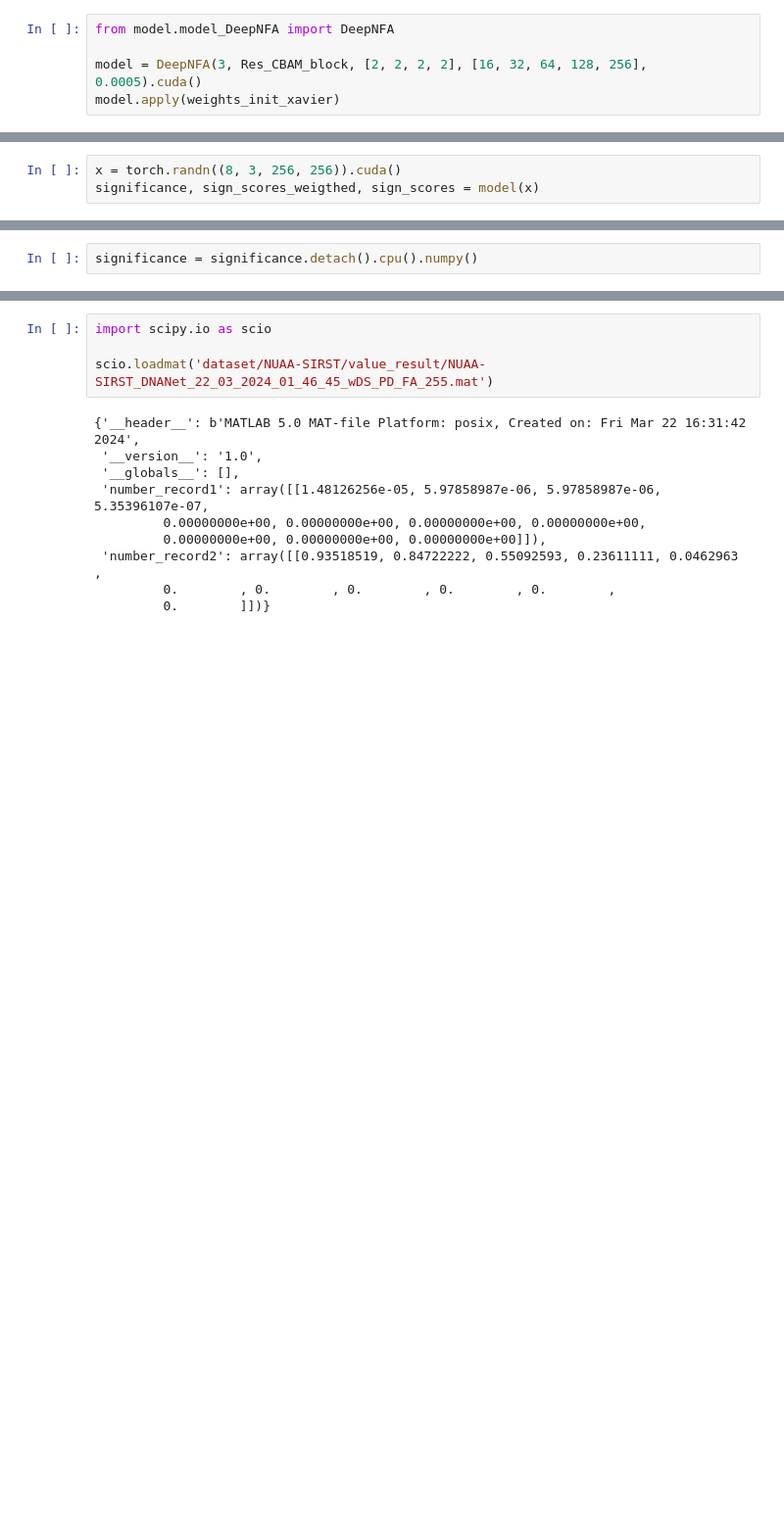
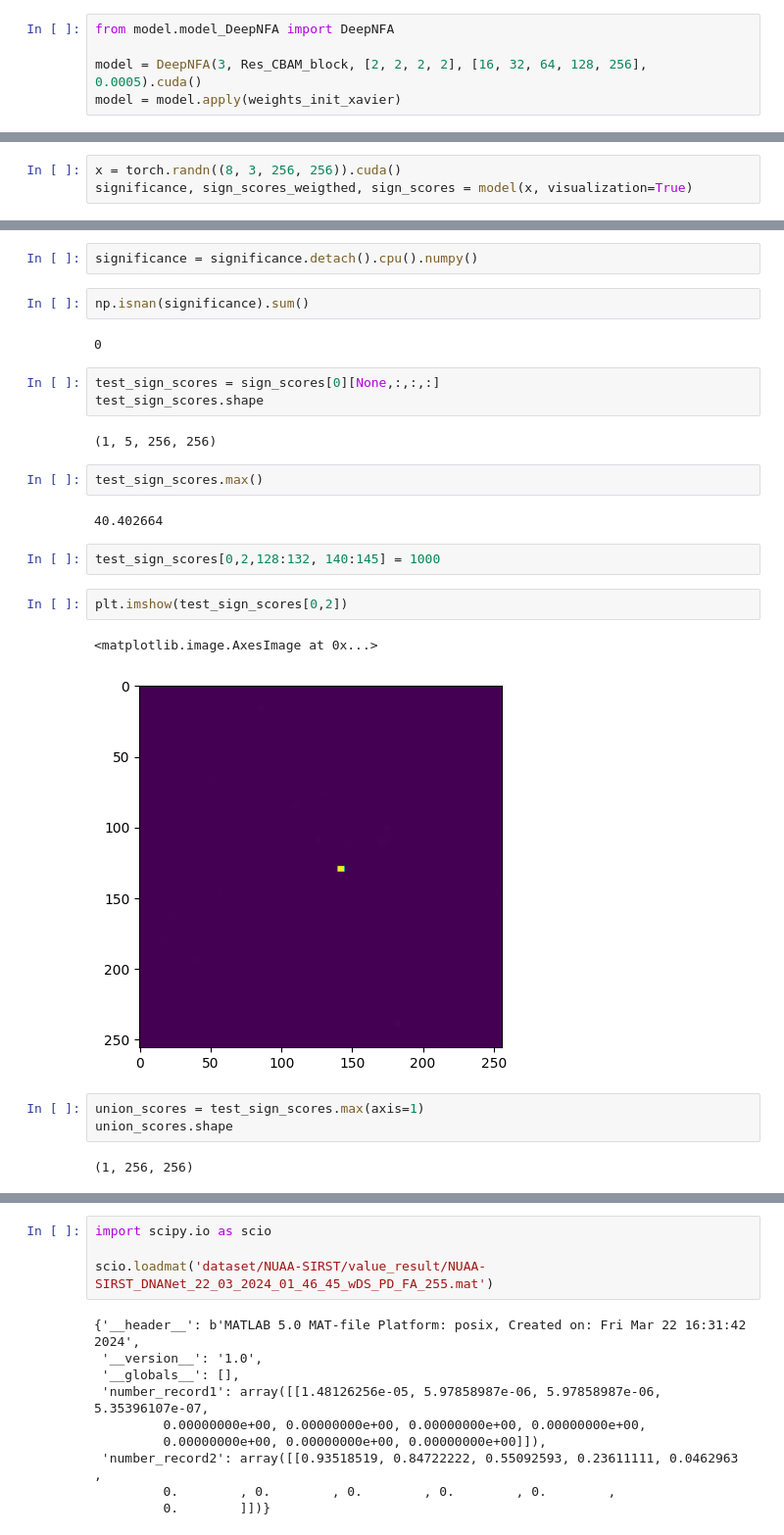
Before and after one commit to cvincent13/Deep-NFA, a Jupyter notebook: verification.ipynb, the cells around one changed output, grey strips where cells are left out. Shown at 98% size. Drawn from its saved outputs; the diff is of its cells as text; blank space fills up the shorter version.

```diff
--- a/verification.ipynb
+++ b/verification.ipynb
@@ -105,4 +136,4 @@ tensor([[[0.5000]],
 from model.model_DeepNFA import DeepNFA
 
 model = DeepNFA(3, Res_CBAM_block, [2, 2, 2, 2], [16, 32, 64, 128, 256], 0.0005).cuda()
-model.apply(weights_init_xavier)
+model = model.apply(weights_init_xavier)
@@ -127,3 +140,3 @@ DeepNFA(
 # %%
 x = torch.randn((8, 3, 256, 256)).cuda()
-significance, sign_scores_weigthed, sign_scores = model(x)
+significance, sign_scores_weigthed, sign_scores = model(x, visualization=True)
@@ -130,2 +154,27 @@ significance, sign_scores_weigthed, sign_scores = model(x)
 # %%
 significance = significance.detach().cpu().numpy()
+# %%
+np.isnan(significance).sum()
+# %% [output]
+0
+# %%
+test_sign_scores = sign_scores[0][None,:,:,:]
+test_sign_scores.shape
+# %% [output]
+(1, 5, 256, 256)
+# %%
+test_sign_scores.max()
+# %% [output]
+40.402664
+# %%
+test_sign_scores[0,2,128:132, 140:145] = 1000
+# %%
+plt.imshow(test_sign_scores[0,2])
+# %% [output]
+<matplotlib.image.AxesImage at 0x...>
+[figure, added]
+# %%
+union_scores = test_sign_scores.max(axis=1)
+union_scores.shape
+# %% [output]
+(1, 256, 256)
```
Also changed, not shown: parts of 18 cells of this notebook, 8 other files.
